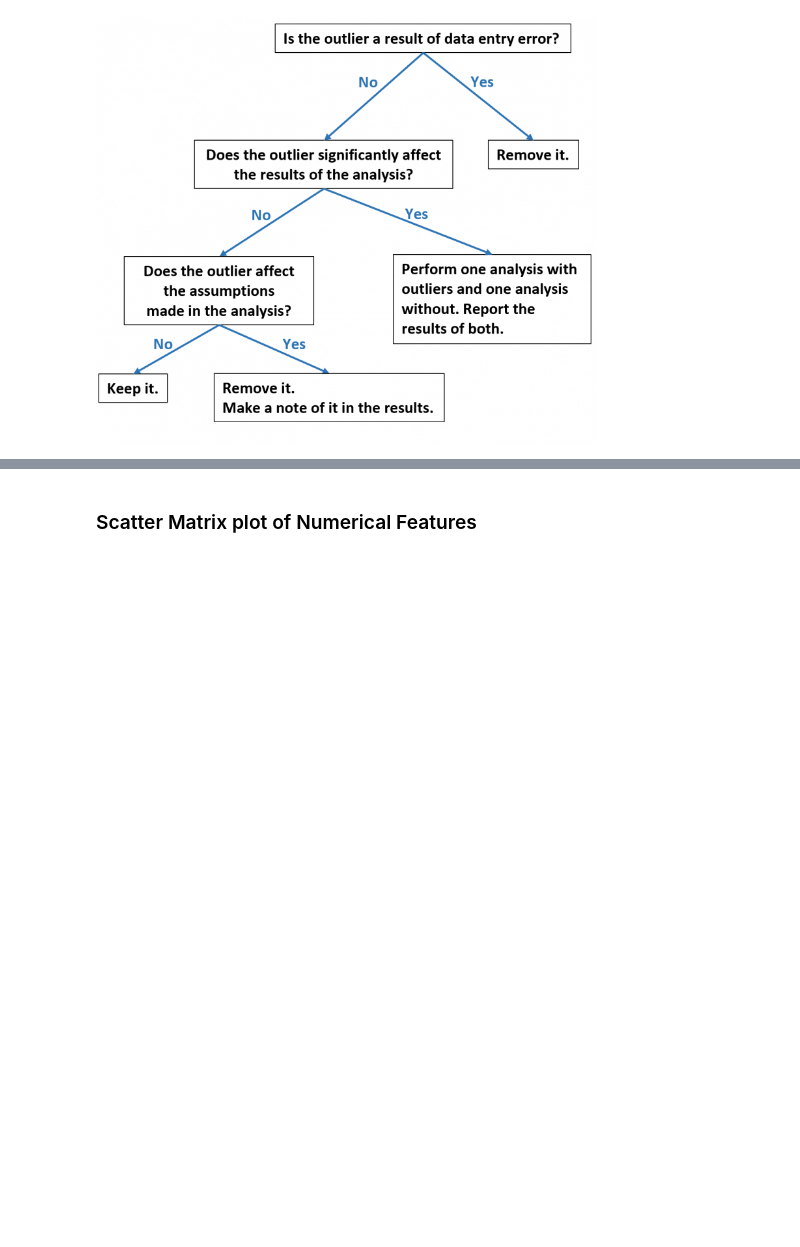
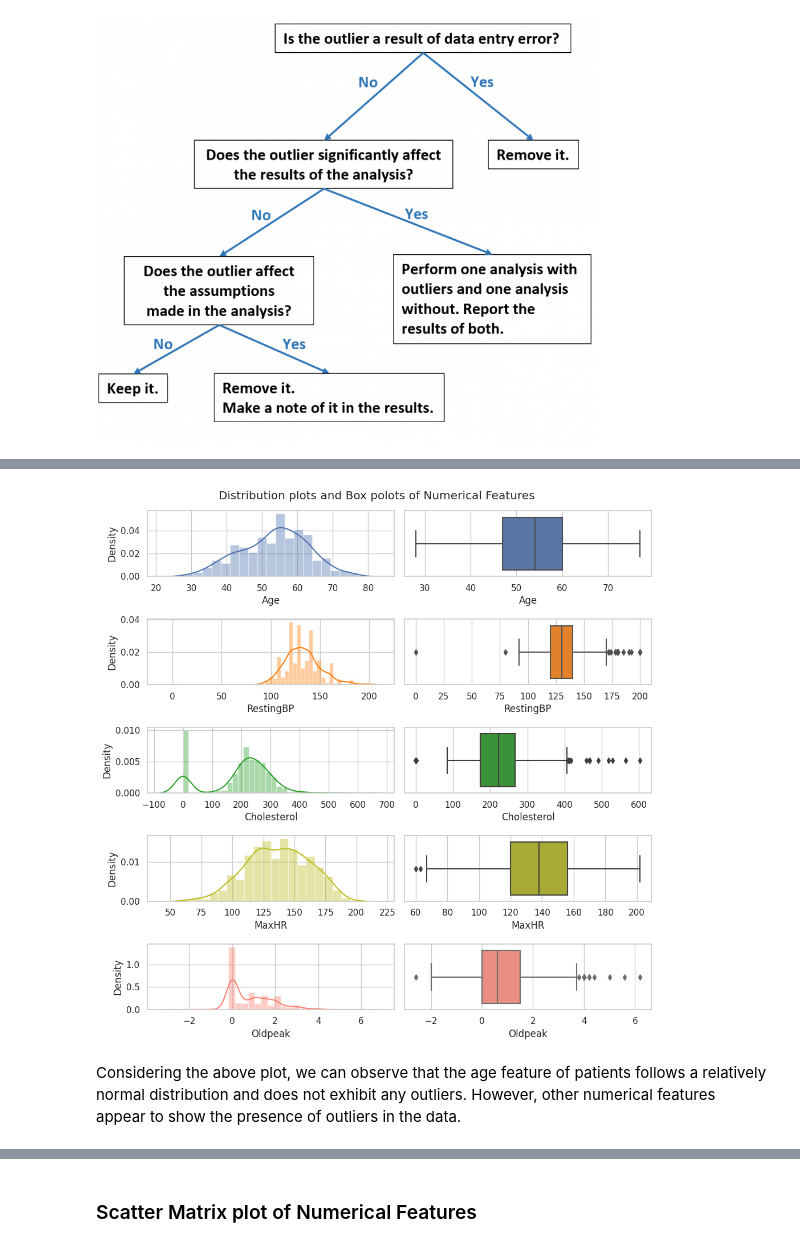
Before and after one commit to jrakhshanda55/Ausaf_ML, a Jupyter notebook: project1.ipynb, the cells around one changed output, grey strips where cells are left out. Saved outputs shown, nothing was run; the diff lists cells and outputs as text; code cells hidden in the pictures; blank space fills up the shorter version.

```diff
--- a/project1.ipynb
+++ b/project1.ipynb
@@ -152,0 +163,34 @@ Image("/content/removeOutlier1.png", width=500, height=500)
+# %%
+plt.figure(figsize=(10, 10))
+
+plt.subplot(5, 2, 1)
+sns.distplot(df['Age'])
+plt.subplot(5, 2, 2)
+sns.boxplot(x=df['Age'])
+
+plt.subplot(5, 2, 3)
+sns.distplot(df['RestingBP'], color='tab:orange')
+plt.subplot(5, 2, 4)
+sns.boxplot(x=df['RestingBP'], color='tab:orange')
+
+plt.subplot(5, 2, 5)
+sns.distplot(df['Cholesterol'], color='tab:green')
+plt.subplot(5, 2, 6)
+sns.boxplot(x=df['Cholesterol'], color='tab:green')
+
+plt.subplot(5, 2, 7)
+sns.distplot(df['MaxHR'], color='tab:olive')
+plt.subplot(5, 2, 8)
+sns.boxplot(x=df['MaxHR'], color='tab:olive')
+
+plt.subplot(5, 2, 9)
+sns.distplot(df['Oldpeak'], color='salmon')
+plt.subplot(5, 2, 10)
+sns.boxplot(x=df['Oldpeak'], color='salmon')
+plt.suptitle('Distribution plots and Box polots of Numerical Features')
+plt.tight_layout()
+plt.show()
+# %% [output]
+[figure, added]
+# %% [markdown]
+Considering the above plot, we can observe that the age feature of patients follows a relatively normal distribution and does not exhibit any outliers. However, other numerical features appear to show the presence of outliers in the data.
```
Also changed, not shown: parts of 2 cells of this notebook.
